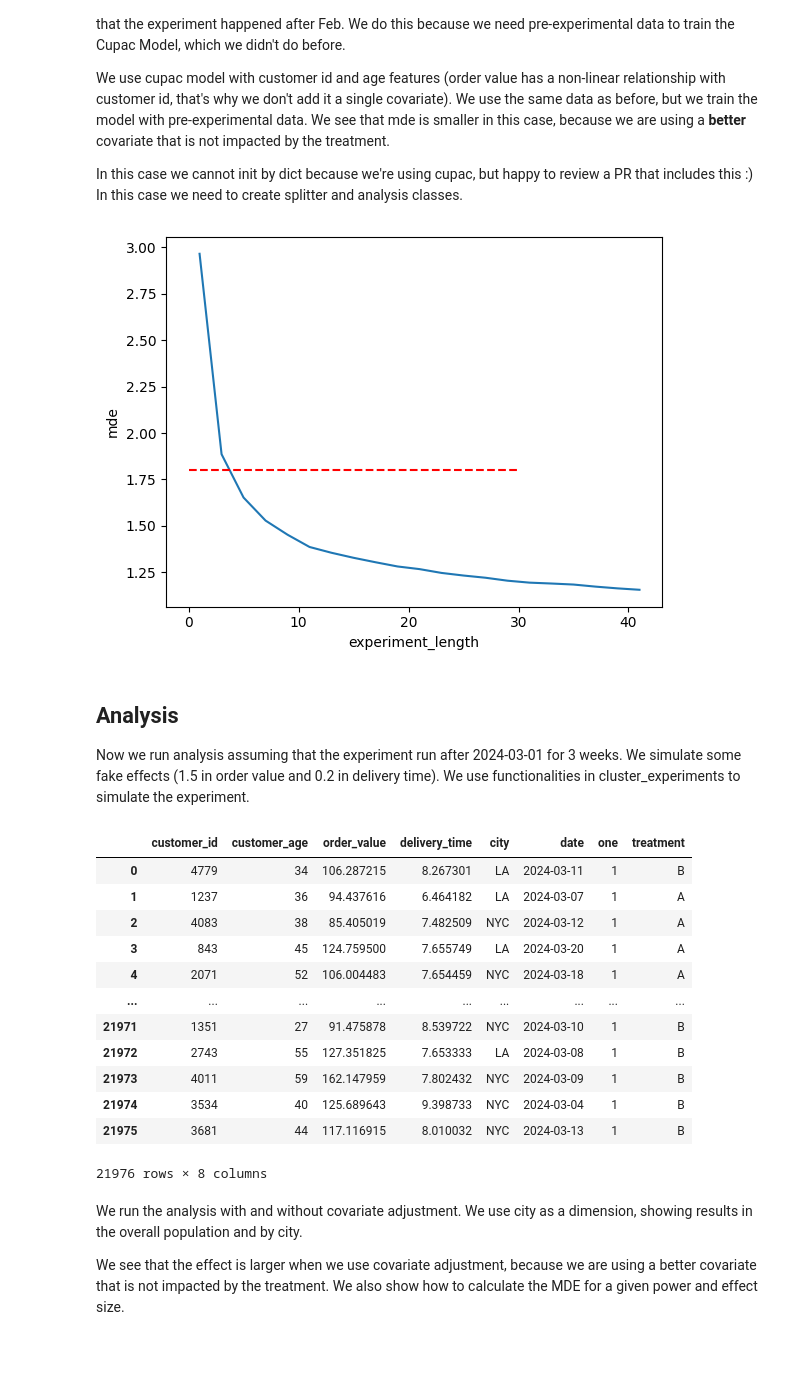
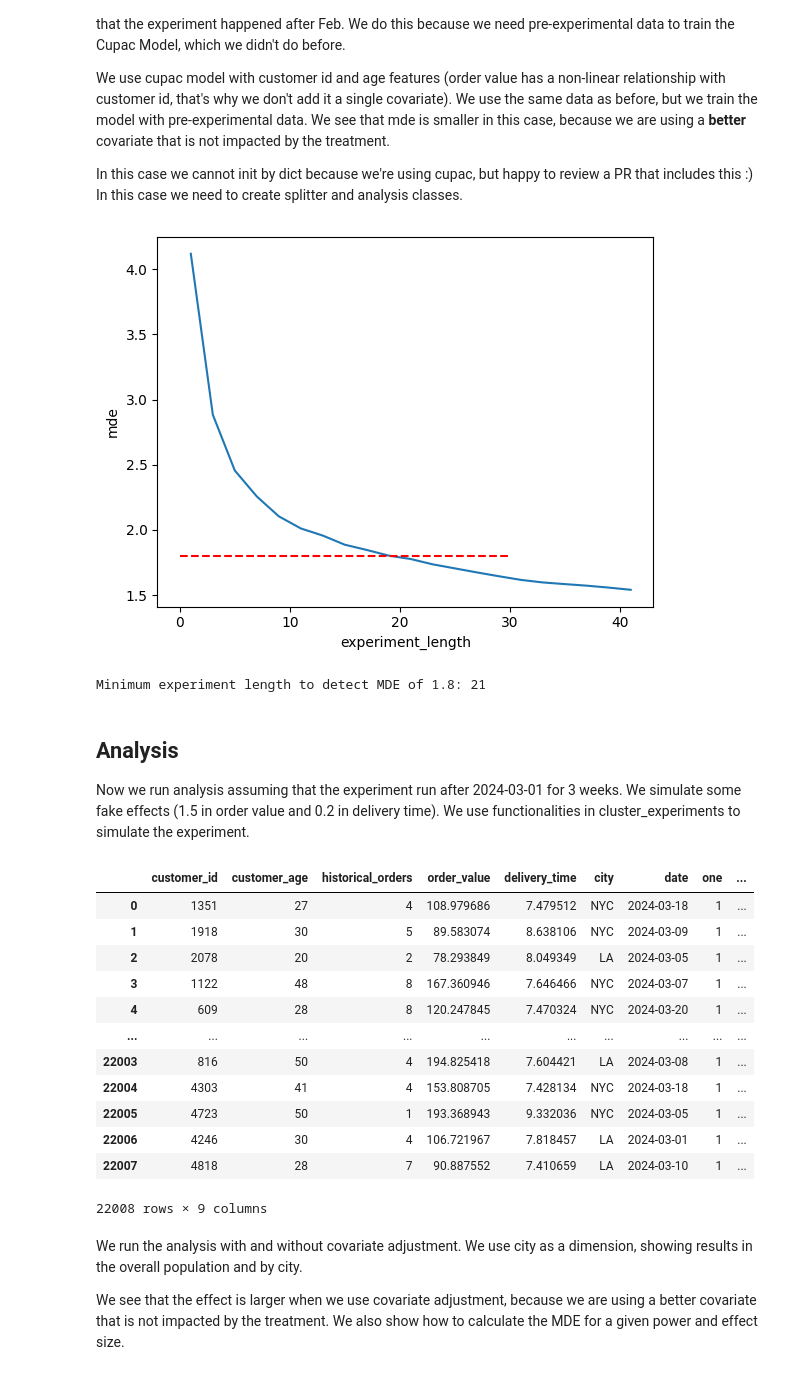
Before and after one commit to david26694/cluster-experiments, a Jupyter notebook: docs/e2e_mde_delta.ipynb, the cells around one changed output. Cells and saved outputs as stored; diff of their text form; code cells hidden in the pictures.

```diff
--- a/docs/e2e_mde_delta.ipynb
+++ b/docs/e2e_mde_delta.ipynb
@@ -17,6 +16,7 @@ We have a dataframe with orders and customers, each customer may have many order
 # %%
 import random
 import warnings
+import time
 
 import numpy as np
 import pandas as pd
@@ -38,12 +38,14 @@ def generate_customers(num_customers):
     """Generate unique customers with a mean order value based on age."""
     customer_ids = np.arange(1, num_customers + 1)
     customer_ages = np.random.randint(20, 60, size=num_customers)
-    mean_order_values = 50 + 1.5 * customer_ages + np.random.normal(0, 10, size=num_customers)
+    customer_historical_orders = np.random.poisson(5, size=num_customers)
+    mean_order_values = 50 + 2.5 * customer_ages - 2 * (customer_ages <= 30) + 2 * (customer_historical_orders >= 8) + np.random.normal(0, 15, size=num_customers)
 
     return pd.DataFrame({
         "customer_id": customer_ids,
         "customer_age": customer_ages,
-        "mean_order_value": mean_order_values
+        "mean_order_value": mean_order_values,
+        "historical_orders": customer_historical_orders
     })
 
 def sample_orders(customers, num_orders):
@@ -58,7 +60,7 @@ def generate_orders(customers, num_orders):
     return (
         sample_orders(customers, num_orders)
         .assign(
-            order_value=lambda df: df["mean_order_value"] + np.random.normal(0, 5, size=len(df)),
+            order_value=lambda df: df["mean_order_value"] + np.random.normal(0, 15, size=len(df)),
             delivery_time=lambda df: 8 + np.sin(df["customer_id"] / 10) + np.random.normal(0, 0.5, size=len(df)),
             city=lambda df: np.random.choice(["NYC", "LA"], size=len(df)),
             date=lambda df: np.random.choice(date_range, size=len(df))
@@ -82,7 +84,9 @@ def plot_mdes(mdes, x_lim=40, y_value=3):
     )
 
 def get_length(mdes, mde_value):
-    return min(x["experiment_length"] for x in mdes if x["mde"] < mde_value)
+    if any(x["mde"] <= mde_value for x in mdes):
+        return min(x["experiment_length"] for x in mdes if x["mde"] < mde_value)
+    return None
 
 def get_length_print(mdes, mde_value):
     length = get_length(mdes, mde_value)
@@ -171,7 +199,7 @@ mde_variance_reduction = NormalPowerAnalysis.from_dict({
 # %%
 mdes = []
 # should be simplified with aggregation logic in NormalPowerAnalysis
-for experiment_length in [3, 7, 14, 21, 28]:
+for experiment_length in [7, 14, 21, 28]:
     filtered_data = experiment_data[experiment_data["date"] <= pd.Timestamp("2024-01-01") + pd.Timedelta(days=experiment_length)]
     aggregated_data = filtered_data.groupby("customer_id").agg({
         "order_value": "sum",
@@ -215,7 +267,7 @@ splitter = ClusteredSplitter(
 delta = DeltaMethodAnalysis(
     target_col="order_value",
     scale_col="one",
-    covariates=["estimate_order_value"],
+    covariates=["estimate_order_value", "customer_age", "historical_orders"],
     cluster_cols=["customer_id"],
 )
 
@@ -226,41 +278,45 @@ pwr = NormalPowerAnalysis(
     time_col="date",
     target_col="order_value",
     scale_col="one",
-    features_cupac_model=["customer_id", "customer_age"],
+    features_cupac_model=["customer_id", "customer_age", "historical_orders"],
 )
 # %%
 mdes_cupac = []
 
 for experiment_length in range(1, 42, 2):
     filtered_data = experiment_df[experiment_df["date"] <= pd.Timestamp("2024-02-01") + pd.Timedelta(days=experiment_length)]
     aggregated_data = filtered_data.groupby("customer_id").agg({
         "order_value": "sum",
         "one": "sum",
         "customer_age": "mean",
+        "historical_orders": "mean",
         "date": "min"
     }).reset_index()
     pre_experiment_aggregated_data = pre_experiment_df.groupby("customer_id").agg({
         "order_value": "sum",
         "one": "sum",
         "customer_age": "mean",
+        "historical_orders": "mean",
         "date": "min"
     }).reset_index()
 
     mde = pwr.mde_time_line(
         aggregated_data,
         pre_experiment_aggregated_data,
         powers=[0.8],
         experiment_length=[experiment_length],
         n_simulations=5
     )
     mdes_cupac.append(mde[0])
 
 
 plot_mdes(mdes_cupac, y_value=mde_value, x_lim=30)
 # %% [output]
-[figure, old version]
+[figure, new version]
 # %%
-# get_length_print(mdes_cupac, mde_value)
+get_length_print(mdes_cupac, mde_value)
+# %% [output]
+Minimum experiment length to detect MDE of 1.8: 21
 # %% [markdown]
 ## Analysis
 
@@ -291,19 +347,19 @@ perturbator = ConstantPerturbator(
 real_experiment_data = perturbator.perturbate(real_experiment_data, average_effect=.2)
 real_experiment_data
 # %% [output]
-|  | customer_id | customer_age | order_value | delivery_time | city | date | one | treatment |
-| 0 | 4779 | 34 | 106.287215 | 8.267301 | LA | 2024-03-11 | 1 | B |
-| 1 | 1237 | 36 | 94.437616 | 6.464182 | LA | 2024-03-07 | 1 | A |
-| 2 | 4083 | 38 | 85.405019 | 7.482509 | NYC | 2024-03-12 | 1 | A |
-| 3 | 843 | 45 | 124.759500 | 7.655749 | LA | 2024-03-20 | 1 | A |
-| 4 | 2071 | 52 | 106.004483 | 7.654459 | NYC | 2024-03-18 | 1 | A |
-| ... | ... | ... | ... | ... | ... | ... | ... | ... |
-| 21971 | 1351 | 27 | 91.475878 | 8.539722 | NYC | 2024-03-10 | 1 | B |
-| 21972 | 2743 | 55 | 127.351825 | 7.653333 | LA | 2024-03-08 | 1 | B |
-| 21973 | 4011 | 59 | 162.147959 | 7.802432 | NYC | 2024-03-09 | 1 | B |
-| 21974 | 3534 | 40 | 125.689643 | 9.398733 | NYC | 2024-03-04 | 1 | B |
-| 21975 | 3681 | 44 | 117.116915 | 8.010032 | NYC | 2024-03-13 | 1 | B |
+|  | customer_id | customer_age | historical_orders | order_value | delivery_time | city | date | one | ... |
+| 0 | 1351 | 27 | 4 | 108.979686 | 7.479512 | NYC | 2024-03-18 | 1 | ... |
+| 1 | 1918 | 30 | 5 | 89.583074 | 8.638106 | NYC | 2024-03-09 | 1 | ... |
+| 2 | 2078 | 20 | 2 | 78.293849 | 8.049349 | LA | 2024-03-05 | 1 | ... |
+| 3 | 1122 | 48 | 8 | 167.360946 | 7.646466 | NYC | 2024-03-07 | 1 | ... |
+| 4 | 609 | 28 | 8 | 120.247845 | 7.470324 | NYC | 2024-03-20 | 1 | ... |
+| ... | ... | ... | ... | ... | ... | ... | ... | ... | ... |
+| 22003 | 816 | 50 | 4 | 194.825418 | 7.604421 | LA | 2024-03-08 | 1 | ... |
+| 22004 | 4303 | 41 | 4 | 153.808705 | 7.428134 | NYC | 2024-03-18 | 1 | ... |
+| 22005 | 4723 | 50 | 1 | 193.368943 | 9.332036 | NYC | 2024-03-05 | 1 | ... |
+| 22006 | 4246 | 30 | 4 | 106.721967 | 7.818457 | LA | 2024-03-01 | 1 | ... |
+| 22007 | 4818 | 28 | 7 | 90.887552 | 7.410659 | LA | 2024-03-10 | 1 | ... |
-21976 rows × 8 columns
+22008 rows × 9 columns
 # %% [markdown]
 We run the analysis with and without covariate adjustment. We use city as a dimension, showing results in the overall population and by city.
 
```
Also changed, not shown: parts of 22 cells of this notebook, 1 other file.
